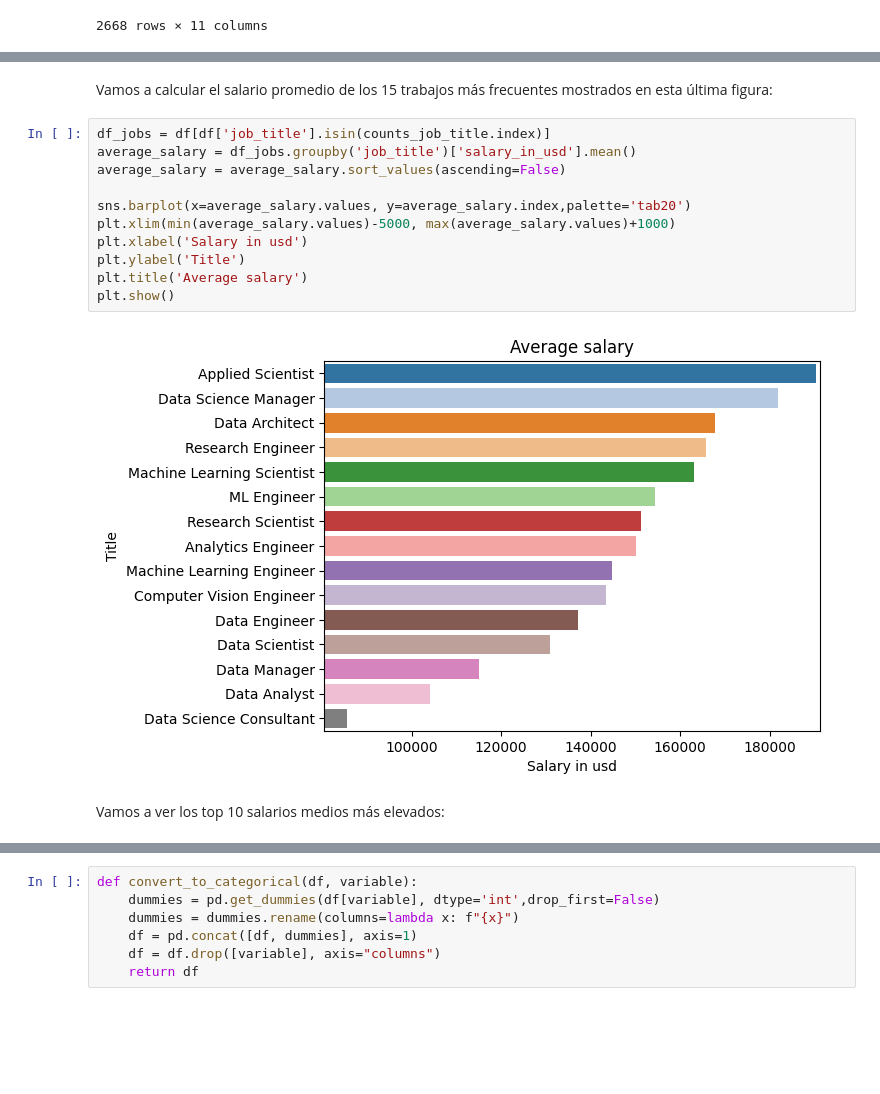
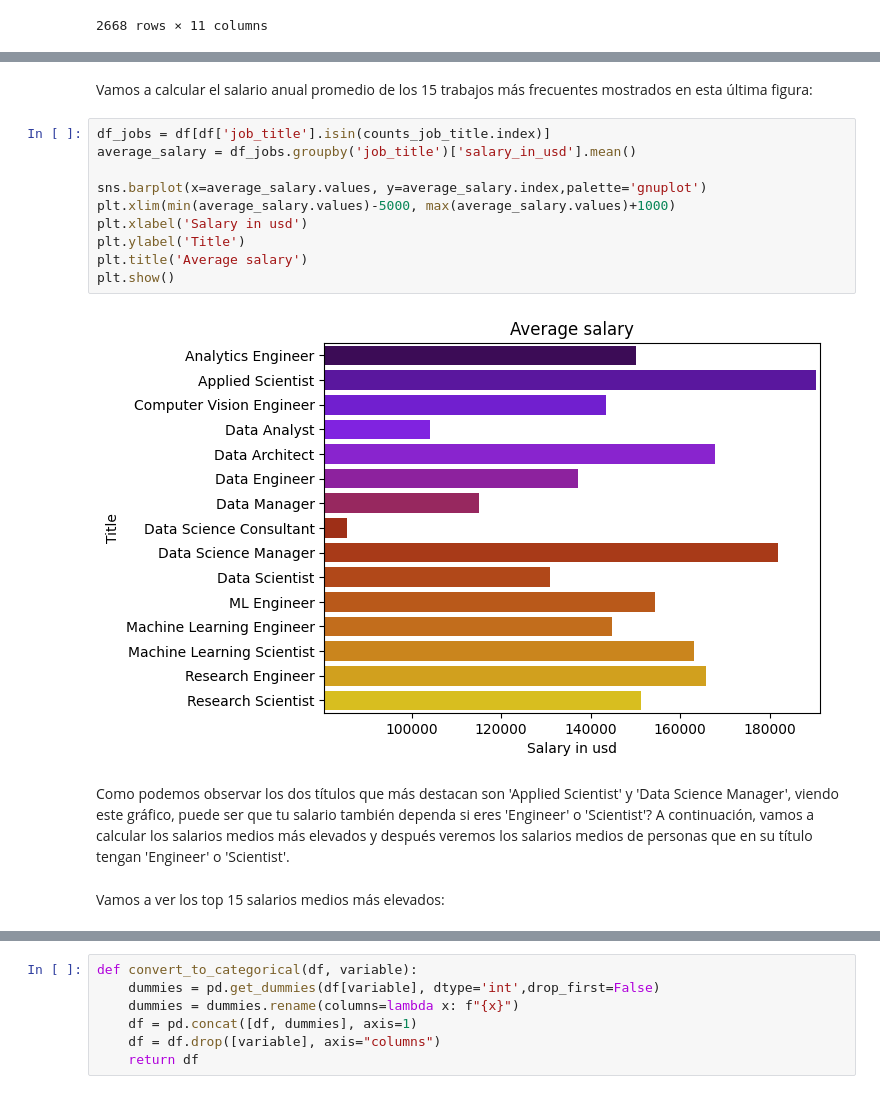
Before and after one commit to ssaaaam/datascience_salaries, a Jupyter notebook: caskagglef.ipynb, the cells around one changed output, grey strips where cells are left out. Drawn from its saved outputs; the diff is of its cells as text; blank space fills up the shorter version.

```diff
--- a/caskagglef.ipynb
+++ b/caskagglef.ipynb
@@ -149,20 +207,21 @@ plt.show()
 # %% [markdown]
-Vamos a calcular el salario promedio de los 15 trabajos más frecuentes mostrados en esta última figura:
+Vamos a calcular el salario anual promedio de los 15 trabajos más frecuentes mostrados en esta última figura:
 # %%
 df_jobs = df[df['job_title'].isin(counts_job_title.index)]
 average_salary = df_jobs.groupby('job_title')['salary_in_usd'].mean()
-average_salary = average_salary.sort_values(ascending=False)
 
-sns.barplot(x=average_salary.values, y=average_salary.index,palette='tab20')
+sns.barplot(x=average_salary.values, y=average_salary.index,palette='gnuplot')
 plt.xlim(min(average_salary.values)-5000, max(average_salary.values)+1000)
 plt.xlabel('Salary in usd')
 plt.ylabel('Title')
 plt.title('Average salary')
 plt.show()
 # %% [output]
-[figure, old version]
+[figure, new version]
+# %% [markdown]
+Como podemos observar los dos títulos que más destacan son 'Applied Scientist' y 'Data Science Manager', viendo este gráfico, puede ser que tu salario también dependa si eres 'Engineer' o 'Scientist'? A continuación, vamos a calcular los salarios medios más elevados y después veremos los salarios medios de personas que en su título tengan 'Engineer' o 'Scientist'.
 # %% [markdown]
-Vamos a ver los top 10 salarios medios más elevados:
+Vamos a ver los top 15 salarios medios más elevados:
 # %%
 average_salary = df.groupby('job_title')['salary_in_usd'].mean().head(15)
 average_salary = average_salary.sort_values(ascending=False)
```
Also changed, not shown: parts of 19 cells of this notebook.
